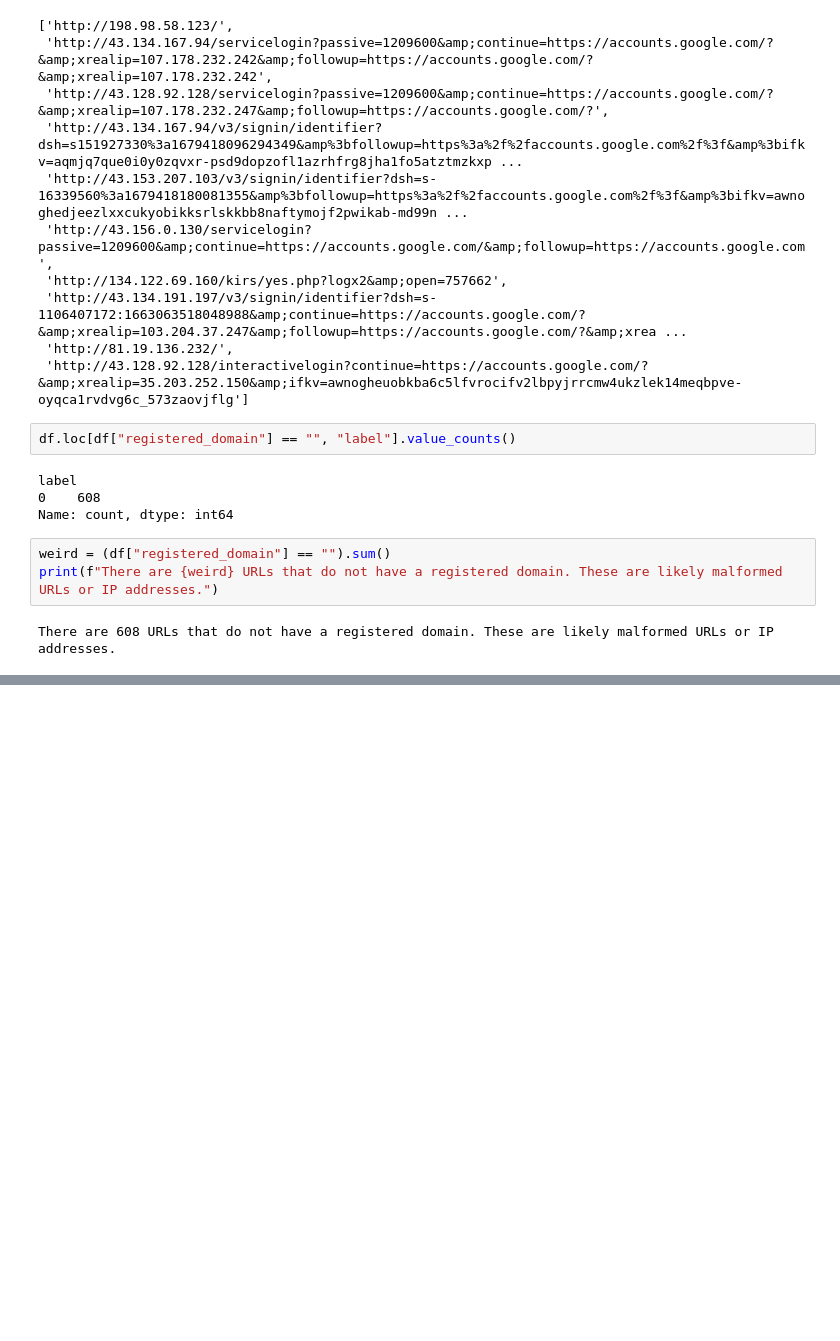
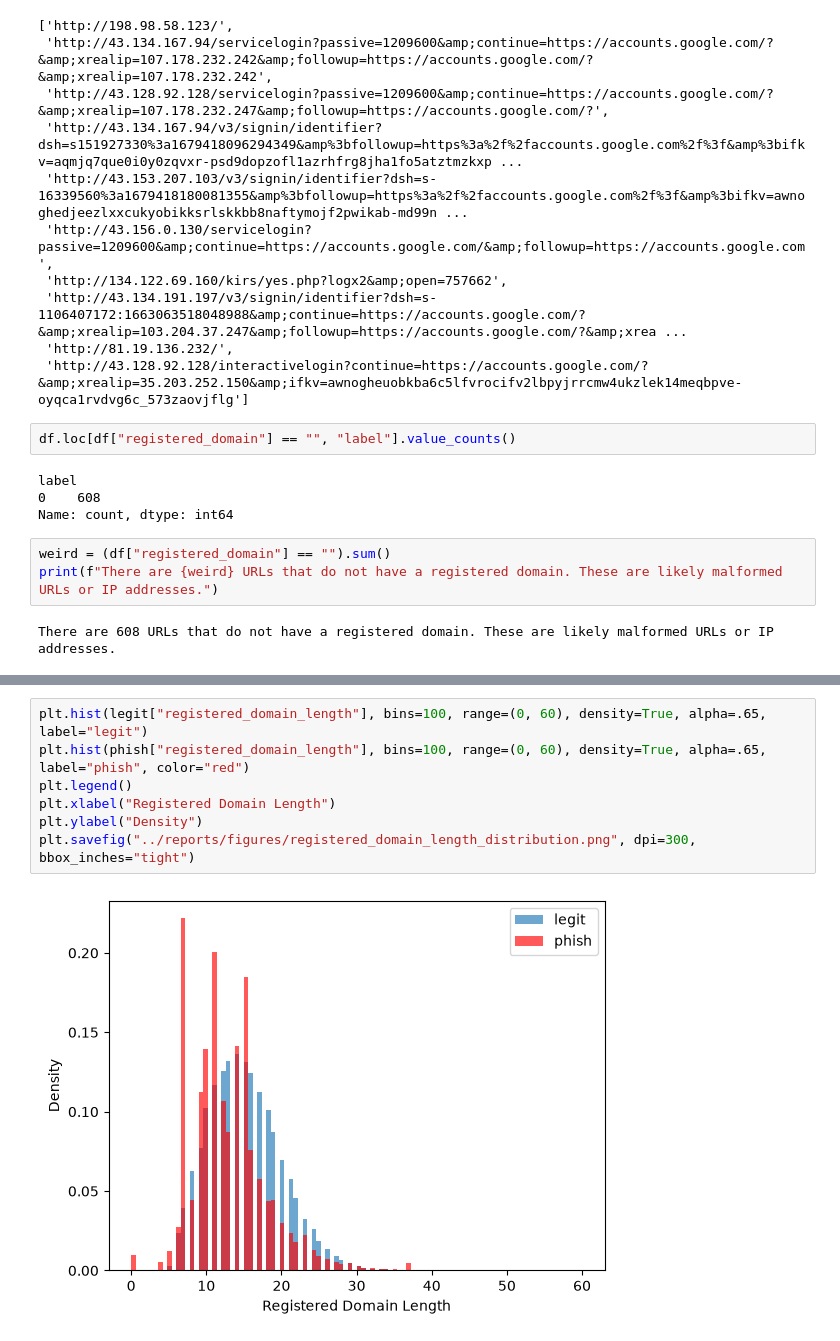
Before and after one commit to EddieYung2335/phishing_url_detection, a Jupyter notebook: notebooks/01_eda.ipynb, the cells around one changed output, grey strips where cells are left out. Drawn from its saved outputs; the diff is of its cells as text; blank space fills up the shorter version.

```diff
--- a/notebooks/01_eda.ipynb
+++ b/notebooks/01_eda.ipynb
@@ -208,0 +297,9 @@ There are 608 URLs that do not have a registered domain. These are likely malfor
+# %%
+plt.hist(legit["registered_domain_length"], bins=100, range=(0, 60), density=True, alpha=.65, label="legit")
+plt.hist(phish["registered_domain_length"], bins=100, range=(0, 60), density=True, alpha=.65, label="phish", color="red")
+plt.legend()
+plt.xlabel("Registered Domain Length")
+plt.ylabel("Density")
+plt.savefig("../reports/figures/registered_domain_length_distribution.png", dpi=300, bbox_inches="tight")
+# %% [output]
+[figure, added]
```
Also changed, not shown: parts of 22 cells of this notebook, 6 other files.
